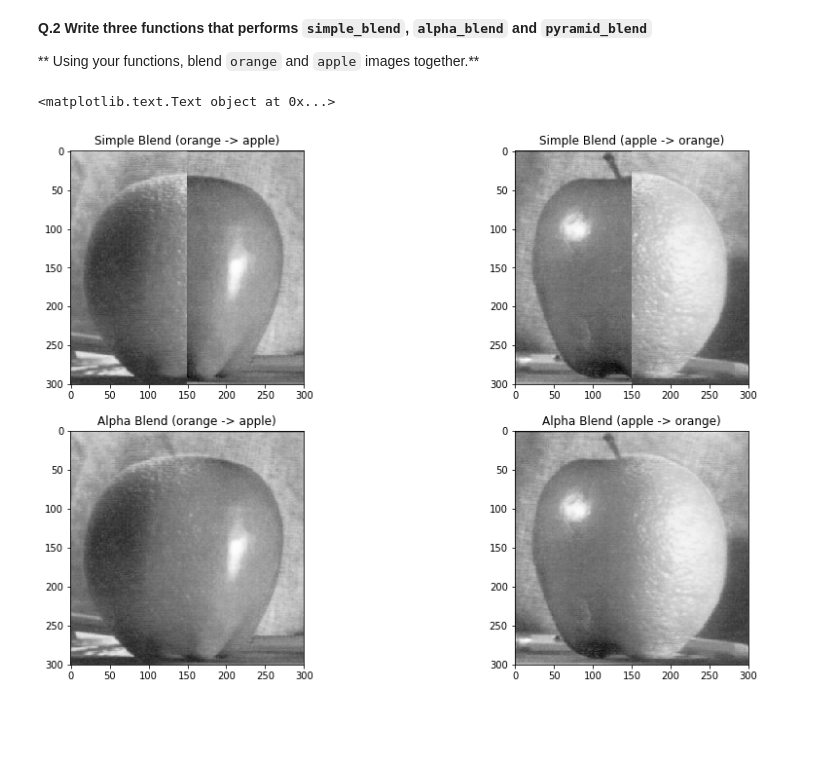
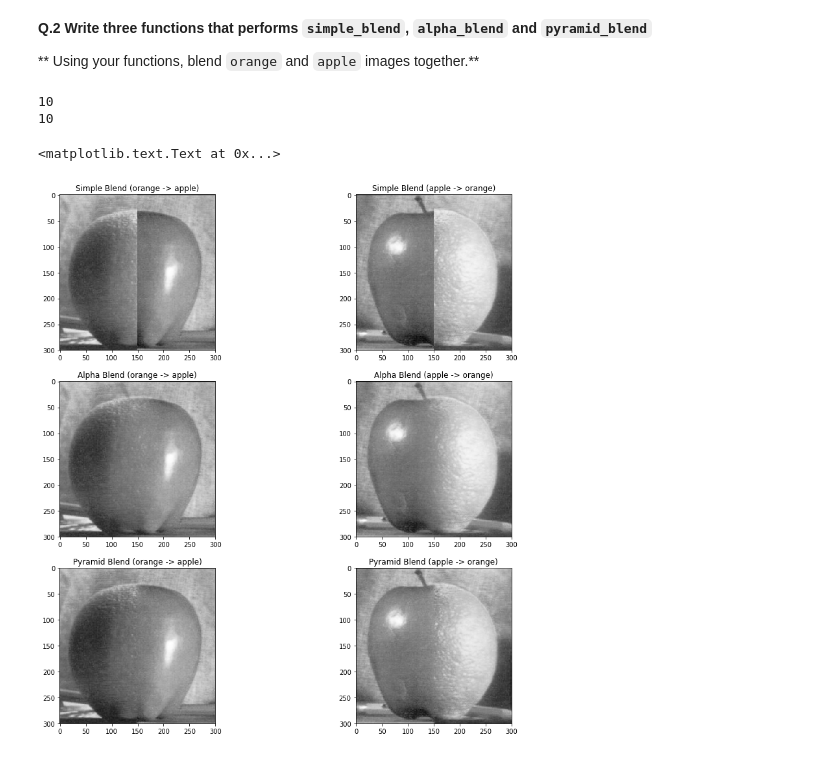
Before and after one commit to ali-yar/B31XB-IIP-TP-1718, a Jupyter notebook: 3-interpolation-blending/3-interpolation-blending.ipynb, the cells around one changed output. Drawn from its saved outputs; the diff is of its cells as text; code cells hidden in the pictures; blank space fills up the shorter version.

```diff
--- a/3-interpolation-blending/3-interpolation-blending.ipynb
+++ b/3-interpolation-blending/3-interpolation-blending.ipynb
@@ -117,20 +179,29 @@ apple = io.imread('./images/apple.jpeg', as_grey=1)
 # %%
 plt.figure(figsize=(15,15))
 
 plt.subplot(3,2,1)
 plt.imshow(simple_blend(orange, apple), cmap=cm.Greys_r)
 plt.title("Simple Blend (orange -> apple)")
 plt.subplot(3,2,2)
 plt.imshow(simple_blend(apple, orange), cmap=cm.Greys_r)
 plt.title("Simple Blend (apple -> orange)")
 
 margin = 50
 plt.subplot(3,2,3)
 plt.imshow(alpha_blend(orange, apple, margin), cmap=cm.Greys_r)
 plt.title("Alpha Blend (orange -> apple)")
 plt.subplot(3,2,4)
 plt.imshow(alpha_blend(apple, orange, margin), cmap=cm.Greys_r)
 plt.title("Alpha Blend (apple -> orange)")
+
+plt.subplot(3,2,5)
+plt.imshow(pyramid_blend(orange, apple), cmap=cm.Greys_r)
+plt.title("Pyramid Blend (orange -> apple)")
+plt.subplot(3,2,6)
+plt.imshow(pyramid_blend(apple, orange), cmap=cm.Greys_r)
+plt.title("Pyramid Blend (apple -> orange)")
 # %% [output]
-<matplotlib.text.Text object at 0x...>
+10
+10
+<matplotlib.text.Text at 0x...>
-[figure, old version]
+[figure, new version]
```
Also changed, not shown: parts of 3 cells of this notebook, 1 other file.
